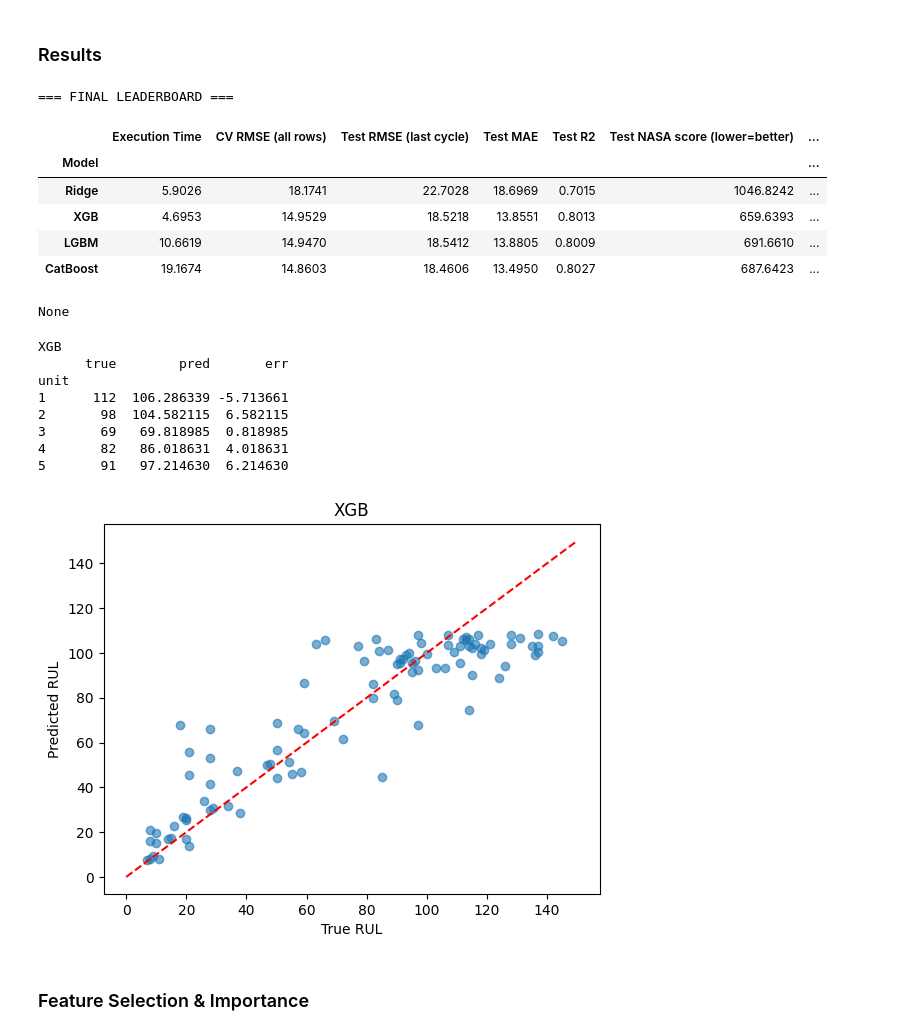
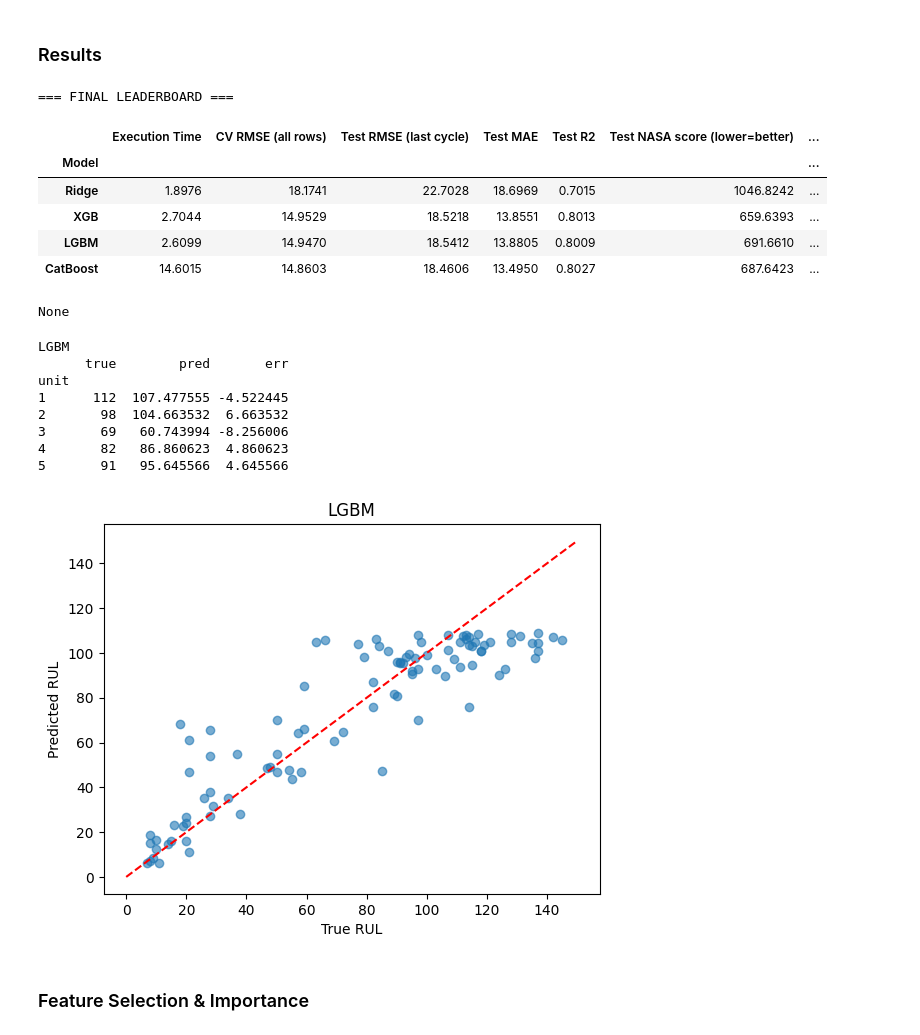
Before and after one commit to Sumaidzahid/Predictive-Maintenance, a Jupyter notebook: Predictive_Maintenance.ipynb, the cells around one changed output. Saved outputs shown, nothing was run; the diff lists cells and outputs as text; code cells hidden in the pictures.

```diff
--- a/Predictive_Maintenance.ipynb
+++ b/Predictive_Maintenance.ipynb
@@ -425,8 +433,7 @@ for name, (model, grid)  in models.items():
         "Test MAE": mean_absolute_error(y_test, preds),
         "Test R2": r2_score(y_test, preds),
         "Test NASA score (lower=better)": nasa_score(y_test, preds),
-        "Best params": grid_search.best_params_,
-        })
+        "Best params": grid_search.best_params_,})
 # %% [output]
 ================ Ridge =================
 
@@ -455,32 +462,32 @@ print(display(df_results.round(4)))
 === FINAL LEADERBOARD ===
 |  | Execution Time | CV RMSE (all rows) | Test RMSE (last cycle) | Test MAE | Test R2 | Test NASA score (lower=better) | ... |
 | Model |  |  |  |  |  |  | ... |
-| Ridge | 5.9026 | 18.1741 | 22.7028 | 18.6969 | 0.7015 | 1046.8242 | ... |
-| XGB | 4.6953 | 14.9529 | 18.5218 | 13.8551 | 0.8013 | 659.6393 | ... |
-| LGBM | 10.6619 | 14.9470 | 18.5412 | 13.8805 | 0.8009 | 691.6610 | ... |
-| CatBoost | 19.1674 | 14.8603 | 18.4606 | 13.4950 | 0.8027 | 687.6423 | ... |
+| Ridge | 1.8976 | 18.1741 | 22.7028 | 18.6969 | 0.7015 | 1046.8242 | ... |
+| XGB | 2.7044 | 14.9529 | 18.5218 | 13.8551 | 0.8013 | 659.6393 | ... |
+| LGBM | 2.6099 | 14.9470 | 18.5412 | 13.8805 | 0.8009 | 691.6610 | ... |
+| CatBoost | 14.6015 | 14.8603 | 18.4606 | 13.4950 | 0.8027 | 687.6423 | ... |
 None
 # %%
-best = "XGB"
+best = "LGBM"
 print(best)
 p = test_preds[best]
 err = pd.DataFrame({"unit": test_last["unit"].values, "true": true_rul, "pred": p}).set_index("unit")
 err["err"] = err["pred"] - err["true"]
 print(err.reindex(err["err"].index.sort_values(ascending=True)).head())
 
 plt.scatter(true_rul, p, alpha=0.6)
 plt.plot([0, 150], [0, 150], "r--")
 plt.xlabel("True RUL"); plt.ylabel("Predicted RUL"); plt.title(best); plt.show()
 # %% [output]
-XGB
+LGBM
       true        pred       err
 unit
-1      112  106.286339 -5.713661
-2       98  104.582115  6.582115
-3       69   69.818985  0.818985
-4       82   86.018631  4.018631
-5       91   97.214630  6.214630
+1      112  107.477555 -4.522445
+2       98  104.663532  6.663532
+3       69   60.743994 -8.256006
+4       82   86.860623  4.860623
+5       91   95.645566  4.645566
-[figure, old version]
+[figure, new version]
 # %% [markdown]
 ### Feature Selection & Importance
 # %% [markdown]
```
Also changed, not shown: parts of 15 cells of this notebook, 1 other file.
